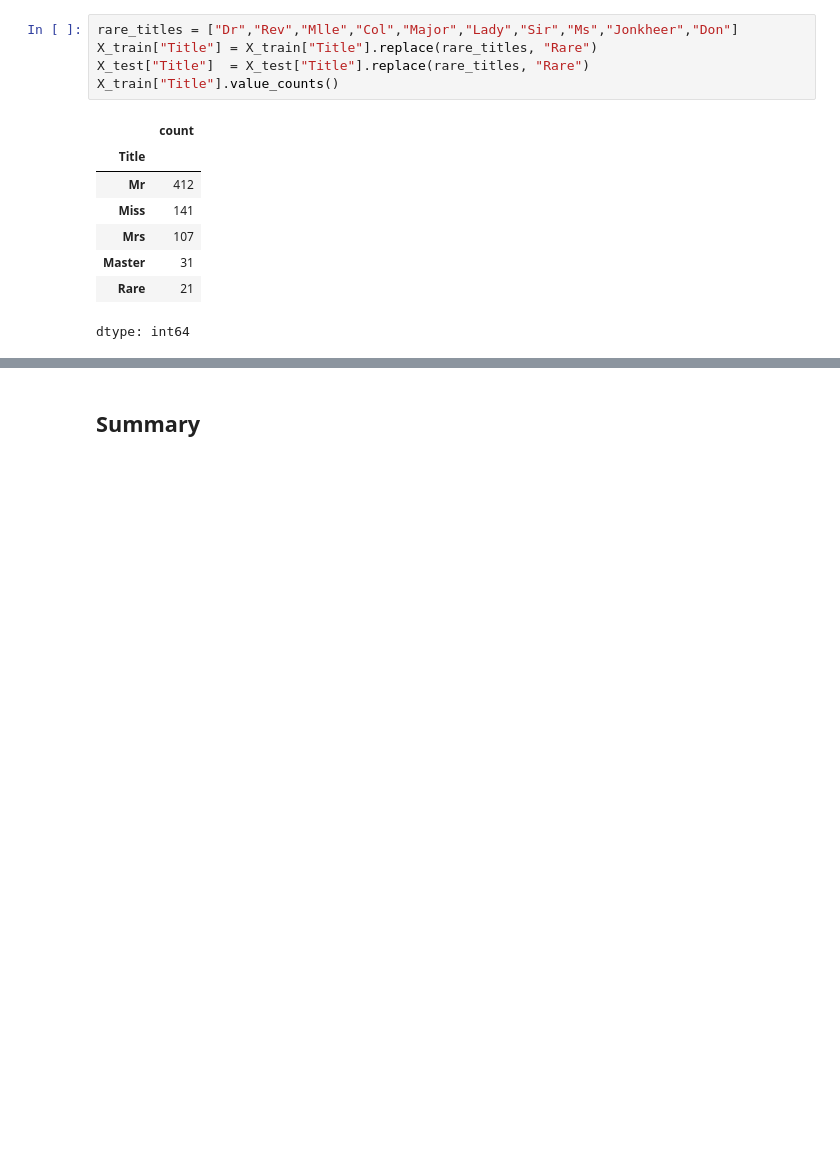
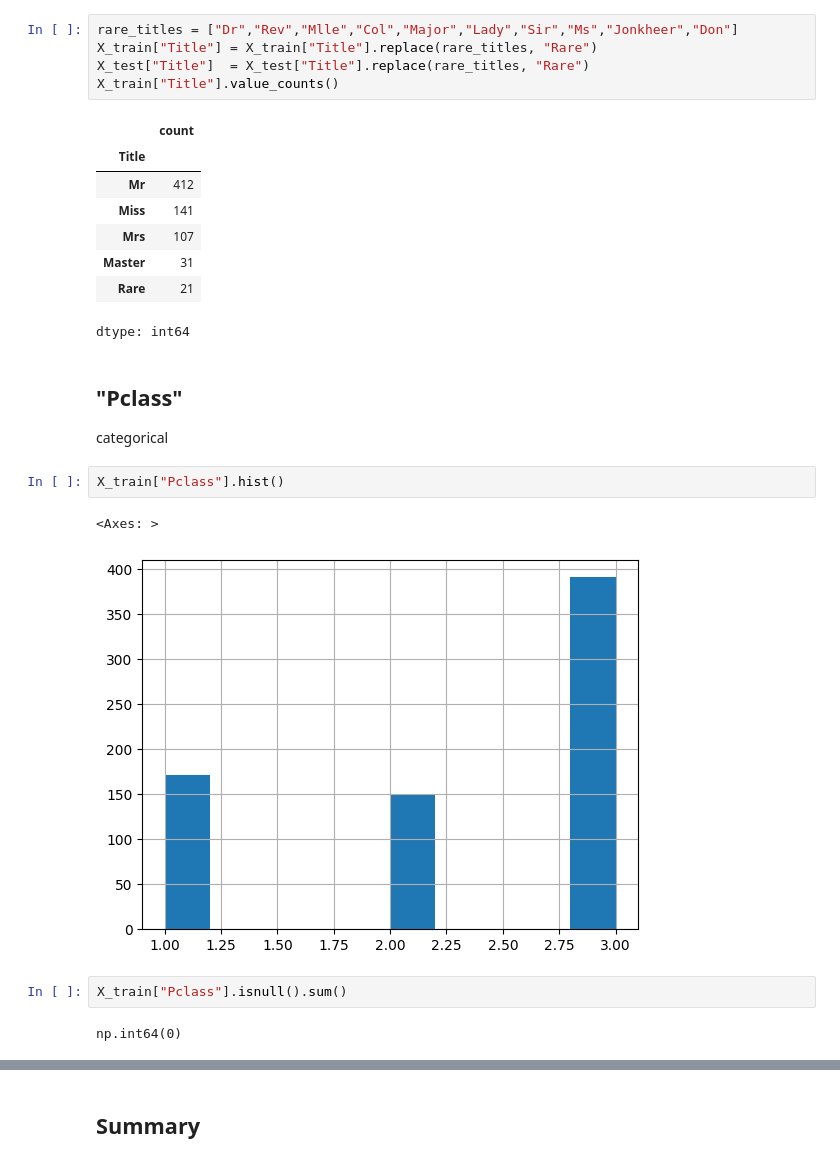
Before and after one commit to irnikesh/data-science, a Jupyter notebook: projects/titanic_survivor_predictor/Titanic_EDA.ipynb, the cells around one changed output, grey strips where cells are left out. Saved outputs shown, nothing was run; the diff lists cells and outputs as text; blank space fills up the shorter version.

```diff
--- a/projects/titanic_survivor_predictor/Titanic_EDA.ipynb
+++ b/projects/titanic_survivor_predictor/Titanic_EDA.ipynb
@@ -231,3 +232,15 @@ X_train["Title"].value_counts()
 | Master | 31 |
 | Rare | 21 |
 dtype: int64
+# %% [markdown]
+## "Pclass"
+categorical
+# %%
+X_train["Pclass"].hist()
+# %% [output]
+<Axes: >
+[figure, added]
+# %%
+X_train["Pclass"].isnull().sum()
+# %% [output]
+np.int64(0)
```
Also changed, not shown: parts of 28 cells of this notebook.
